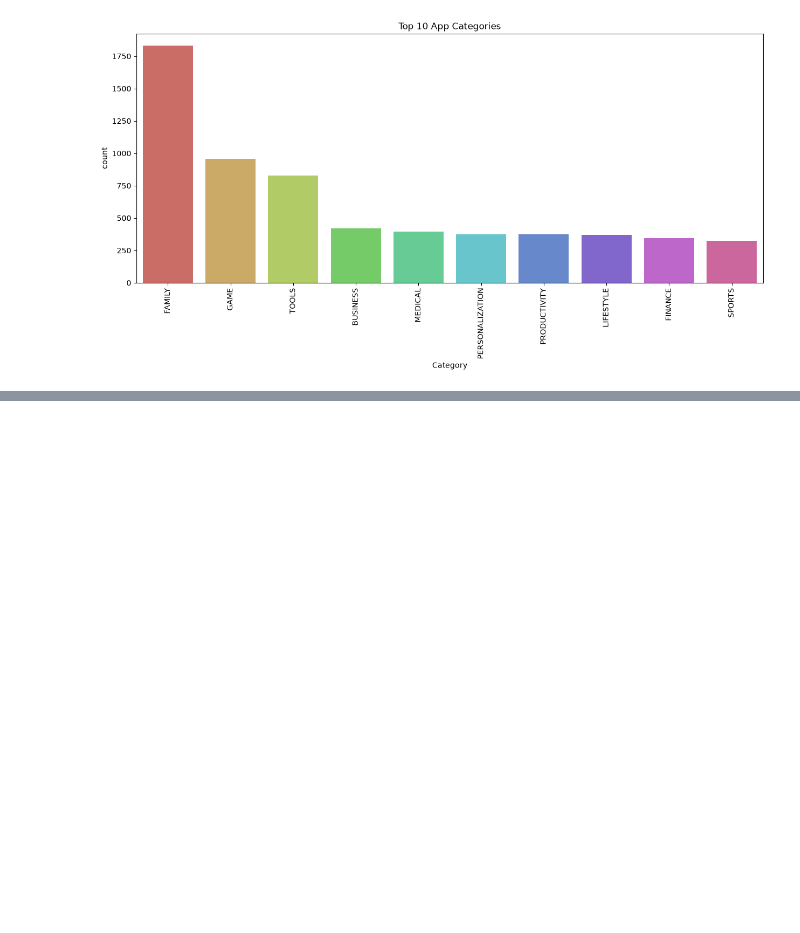
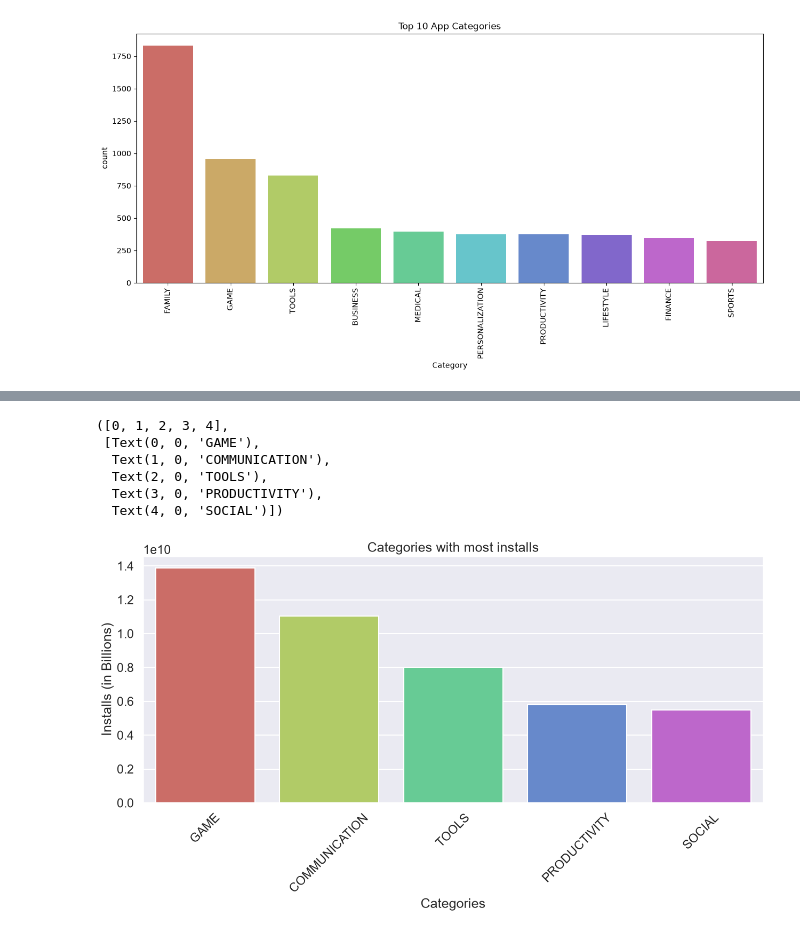
Before and after one commit to QaishGit/Data-Analyst, a Jupyter notebook: Python/10-Exploratory Data Analysis/10.3-google_playstore_dataset.ipynb, the cells around one changed output, grey strips where cells are left out. Cells and saved outputs as stored; diff of their text form; code cells hidden in the pictures; blank space fills up the shorter version.

```diff
--- a/Python/10-Exploratory Data Analysis/10.3-google_playstore_dataset.ipynb
+++ b/Python/10-Exploratory Data Analysis/10.3-google_playstore_dataset.ipynb
@@ -509,0 +530,4 @@ plt.show()
+# %%
+category_installs = pd.DataFrame(df_copy.groupby('Category')['Installs'].sum())
+category_installs.sort_values(by='Installs', ascending=False, inplace=True)
+category_installs
@@ -509,0 +553,15 @@ plt.show()
+# %%
+plt.figure(figsize=(15, 6))
+sns.barplot(x=category_installs.index[:5], y='Installs', data=category_installs[:5], palette='hls')
+plt.title('Categories with most installs')
+plt.xlabel('Categories')
+plt.ylabel('Installs (in Billions)')
+plt.xticks(rotation=45)
+# %% [output]
+([0, 1, 2, 3, 4],
+ [Text(0, 0, 'GAME'),
+  Text(1, 0, 'COMMUNICATION'),
+  Text(2, 0, 'TOOLS'),
+  Text(3, 0, 'PRODUCTIVITY'),
+  Text(4, 0, 'SOCIAL')])
+[figure, added]
```
Also changed, not shown: parts of 13 cells of this notebook.
